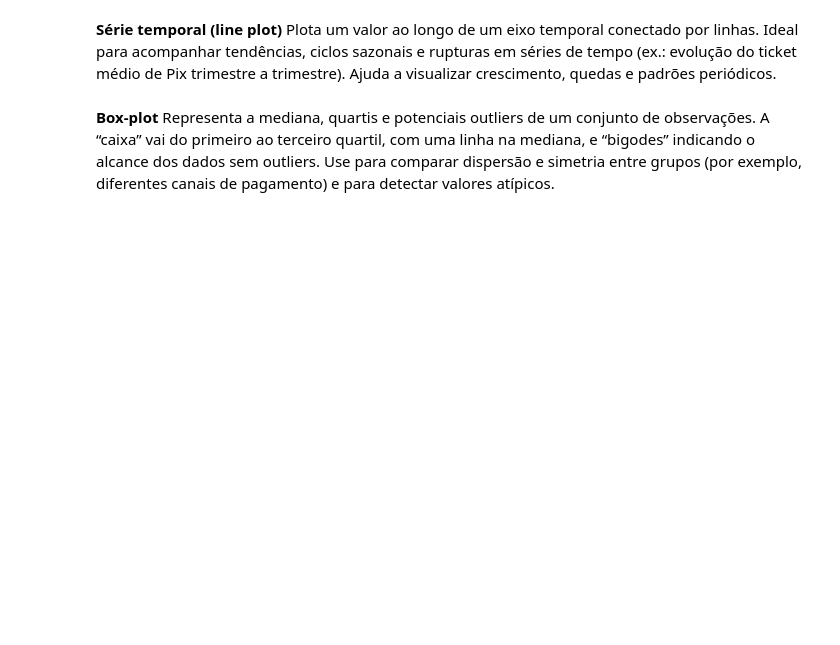
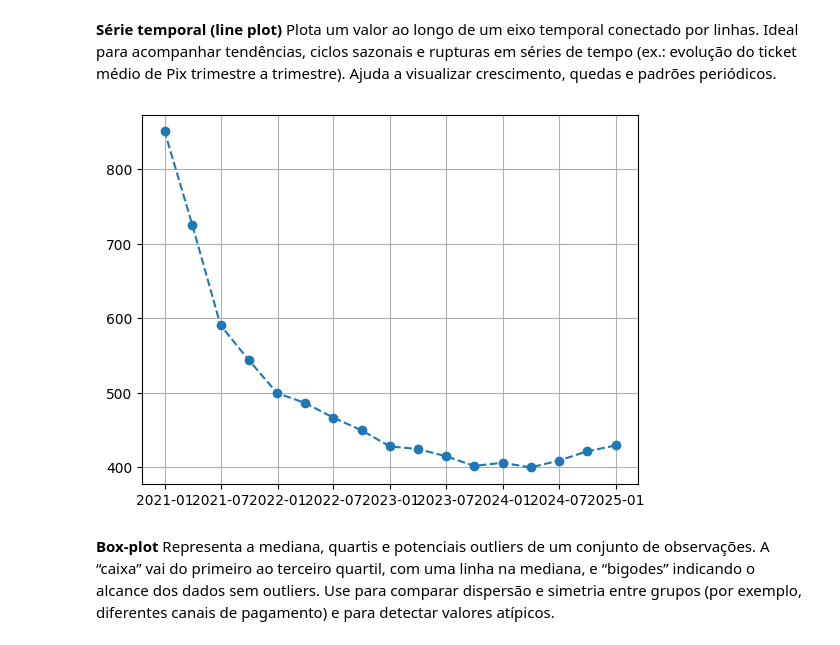
Before and after one commit to riquelmexs/ETLbcb, a Jupyter notebook: Relatorio.ipynb, the cells around one changed output. Cells and saved outputs as stored; diff of their text form; code cells hidden in the pictures; blank space fills up the shorter version.

```diff
--- a/Relatorio.ipynb
+++ b/Relatorio.ipynb
@@ -266,6 +327,12 @@ Mostra a distribuição de frequências de uma variável numérica dividida em
 # %% [markdown]
 **Série temporal (line plot)**
 Plota um valor ao longo de um eixo temporal conectado por linhas. Ideal para acompanhar tendências, ciclos sazonais e rupturas em séries de tempo (ex.: evolução do ticket médio de Pix trimestre a trimestre). Ajuda a visualizar crescimento, quedas e padrões periódicos.
+# %%
+plt.plot(df['datatrimestre'], x, marker='o', linestyle= '--')
+plt.grid()
+plt.show()
+# %% [output]
+[figure, added]
 # %% [markdown]
 **Box-plot**
 Representa a mediana, quartis e potenciais outliers de um conjunto de observações. A “caixa” vai do primeiro ao terceiro quartil, com uma linha na mediana, e “bigodes” indicando o alcance dos dados sem outliers. Use para comparar dispersão e simetria entre grupos (por exemplo, diferentes canais de pagamento) e para detectar valores atípicos.
```
Also changed, not shown: parts of 10 cells of this notebook, 1 other file.
